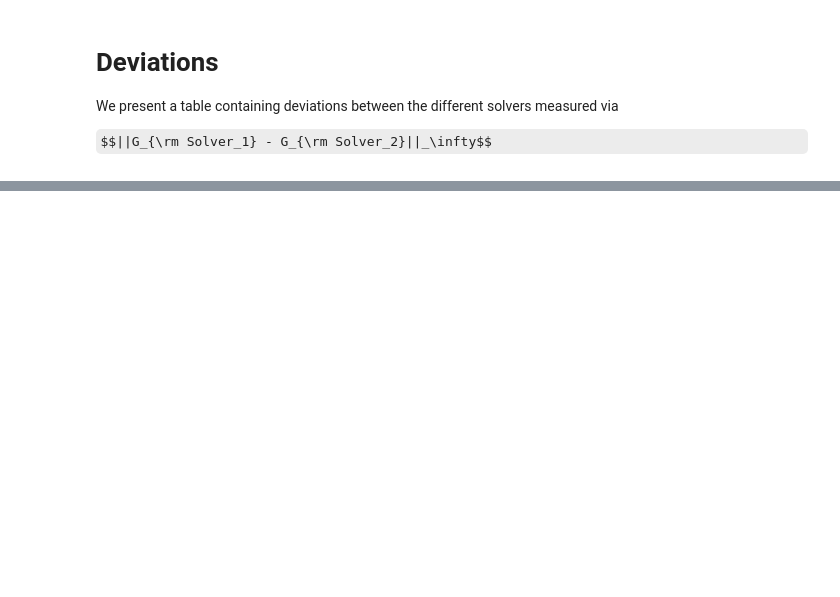
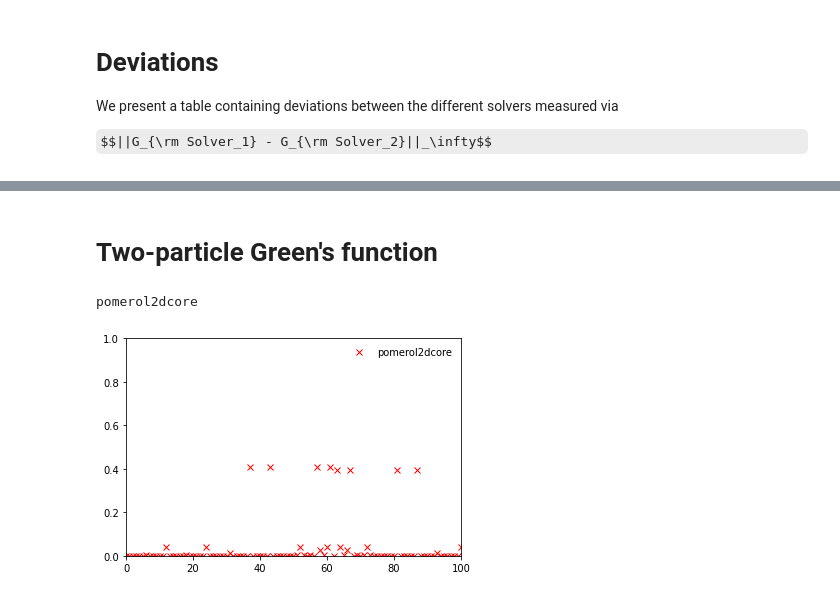
Before and after one commit to shinaoka/benchmarks, a Jupyter notebook: Dimer/notebook.ipynb, the cells around one changed output, grey strips where cells are left out. Drawn from its saved outputs; the diff is of its cells as text; code cells hidden in the pictures; some formulas as TeX source; blank space fills up the shorter version.

Commit message:
Implemented G2loc for ALPS/CT-HYB and pomerol. Experimental implementation of pomerol2dcore

```diff
--- a/Dimer/notebook.ipynb
+++ b/Dimer/notebook.ipynb
@@ -220,0 +219,26 @@ for block in block_lst:
+# %% [markdown]
+Two-particle Green's function
+======
+# %%
+G2loc, smpl_freqs_ph = {}, {}
+for solver in solver_lst:
+    dat = HDFArchive('results/' + solver + '.h5','r')
+    if 'G2loc' not in dat:
+        continue
+    print(solver)
+    G2loc[solver] = dat['G2loc']['data']
+    smpl_freqs_ph[solver] = dat['G2loc']['smpl_freqs_ph']
+# %% [output]
+pomerol2dcore
+# %%
+solver_lst_plot = list(G2loc.keys())
+color_lst = ['r', 'g', 'b', 'cyan']
+for solver in solver_lst_plot:
+    color = color_lst[solver_lst_plot.index(solver)]
+    plt.plot(np.abs(G2loc[solver].ravel()), ls='', marker='x', color=color, label=solver)
+#plt.yscale('log')
+plt.xlim([0, 100])
+plt.ylim([0,1])
+plt.legend(frameon=False);
+# %% [output]
+[figure, added]
```
Also changed, not shown: parts of 2 cells of this notebook, 14 other files.
